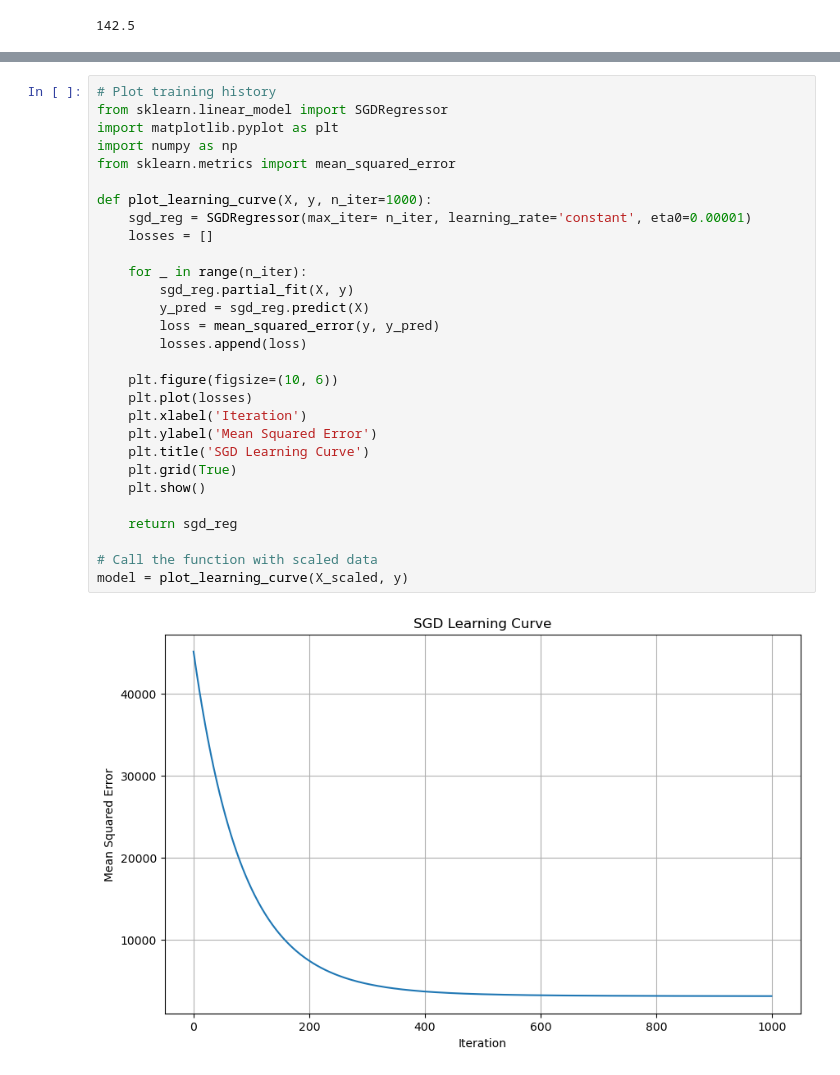
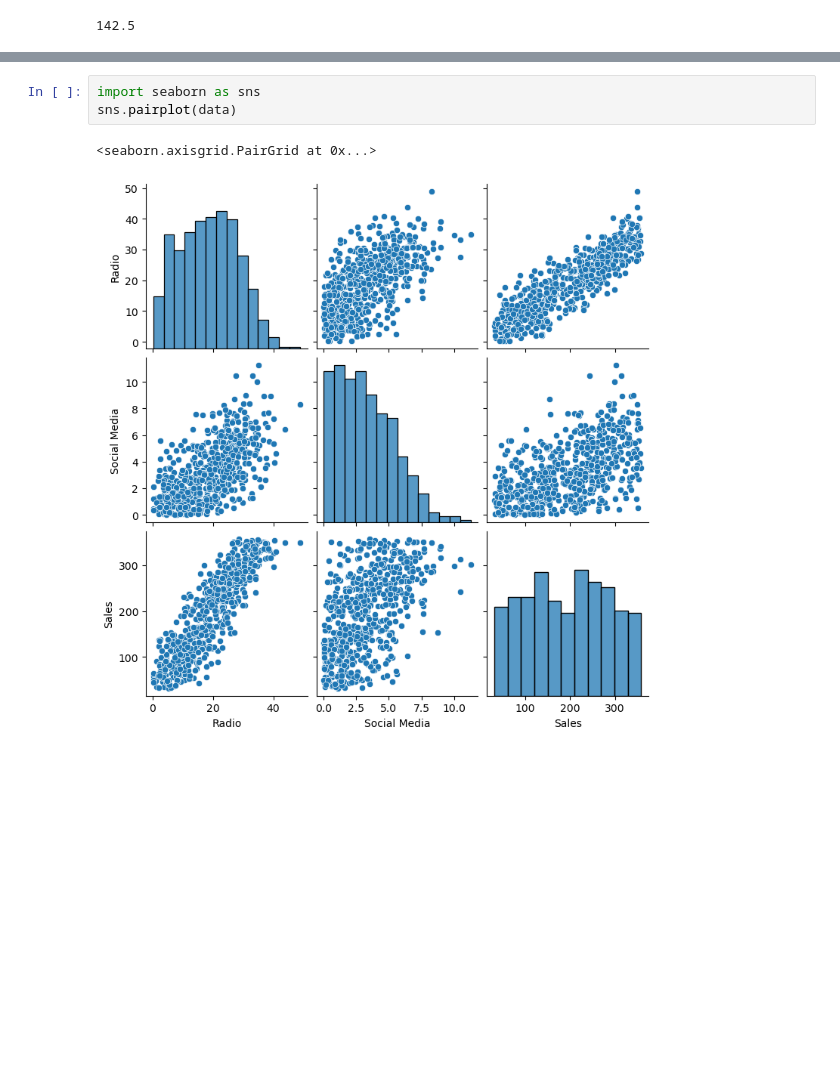
Before and after one commit to HongQuan1812/AIO2025, a Jupyter notebook: Module 4/linear regression.ipynb, the cells around one changed output, grey strips where cells are left out. Cells and saved outputs as stored; diff of their text form; blank space fills up the shorter version.

```diff
--- a/Module 4/linear regression.ipynb
+++ b/Module 4/linear regression.ipynb
@@ -451,31 +220,6 @@ R-squared score: 0.5929173999893271
-# %%
-# Plot training history
-from sklearn.linear_model import SGDRegressor
-import matplotlib.pyplot as plt
-import numpy as np
-from sklearn.metrics import mean_squared_error
-
-def plot_learning_curve(X, y, n_iter=1000):
-    sgd_reg = SGDRegressor(max_iter= n_iter, learning_rate='constant', eta0=0.00001)
-    losses = []
-
-    for _ in range(n_iter):
-        sgd_reg.partial_fit(X, y)
-        y_pred = sgd_reg.predict(X)
-        loss = mean_squared_error(y, y_pred)
-        losses.append(loss)
-
-    plt.figure(figsize=(10, 6))
-    plt.plot(losses)
-    plt.xlabel('Iteration')
-    plt.ylabel('Mean Squared Error')
-    plt.title('SGD Learning Curve')
-    plt.grid(True)
-    plt.show()
-
-    return sgd_reg
-
-# Call the function with scaled data
-model = plot_learning_curve(X_scaled, y)
-# %% [output]
-[figure, removed]
+# %%
+import seaborn as sns
+sns.pairplot(data)
+# %% [output]
+<seaborn.axisgrid.PairGrid at 0x...>
+[figure, added]
```
Also changed, not shown: parts of 9 cells of this notebook.
